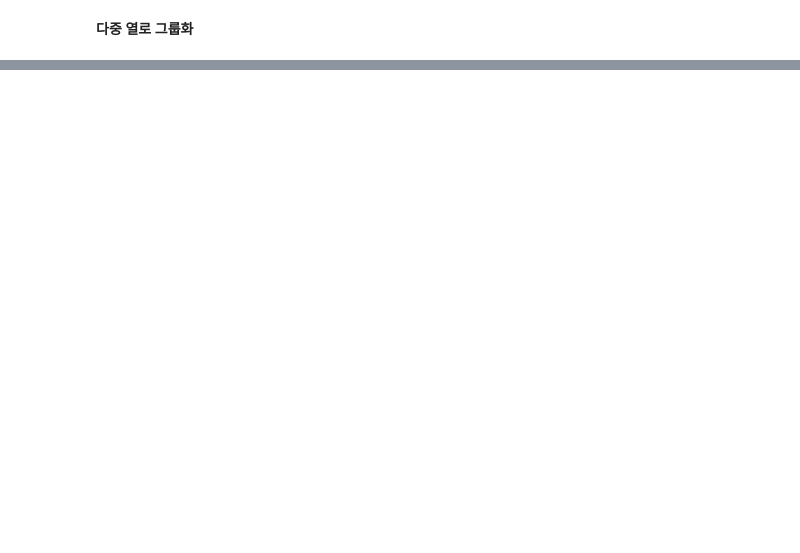
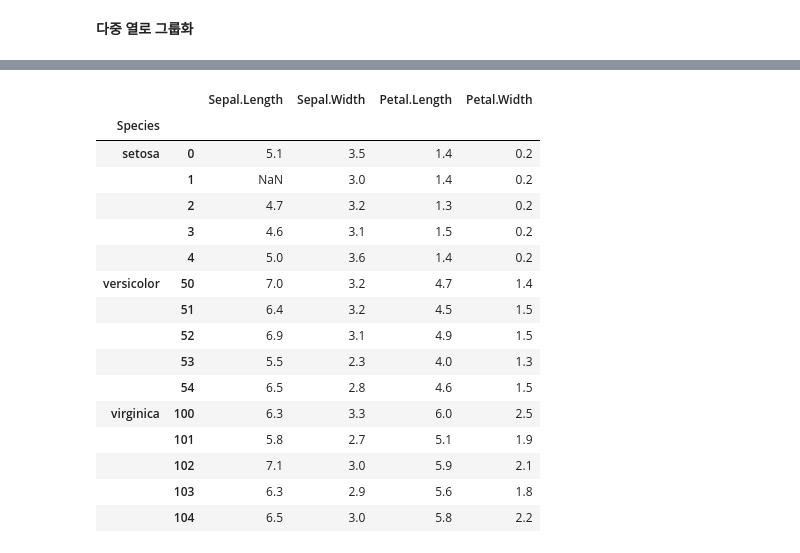
Before and after one commit to Kwangsoo-kim/HW-Big, a Jupyter notebook: src/8_Python/ch12_데이터프레임과 시리즈(Pandas)_8절.ipynb, the cells around one changed output, grey strips where cells are left out. Cells and saved outputs as stored; diff of their text form; code cells hidden in the pictures; blank space fills up the shorter version.

```diff
--- a/src/8_Python/ch12_데이터프레임과 시리즈(Pandas)_8절.ipynb
+++ b/src/8_Python/ch12_데이터프레임과 시리즈(Pandas)_8절.ipynb
@@ -106,0 +254,4 @@ iris_df.groupby([iris_df.Species,iris_df['Sepal.Length']]).mean()
+# %%
+import pandas as pd
+# 최대로 보여질 컬럼개수
+pd.options.display.max_columns
@@ -106,0 +260,2 @@ iris_df.groupby([iris_df.Species,iris_df['Sepal.Length']]).mean()
+# %%
+pd.options.display.max_columns = 22
@@ -106,0 +318,22 @@ iris_df.groupby([iris_df.Species,iris_df['Sepal.Length']]).mean()
+# %%
+# 간단히 하는 함수(take)
+t = iris_df.groupby(iris_df.Species).take([0,1,2,3,4]) # 각 종별 0,12,3,4번째 가져오기
+t
+# %% [output]
+|  |  | Sepal.Length | Sepal.Width | Petal.Length | Petal.Width |
+| Species |  |  |  |  |  |
+| setosa | 0 | 5.1 | 3.5 | 1.4 | 0.2 |
+|  | 1 | NaN | 3.0 | 1.4 | 0.2 |
+|  | 2 | 4.7 | 3.2 | 1.3 | 0.2 |
+|  | 3 | 4.6 | 3.1 | 1.5 | 0.2 |
+|  | 4 | 5.0 | 3.6 | 1.4 | 0.2 |
+| versicolor | 50 | 7.0 | 3.2 | 4.7 | 1.4 |
+|  | 51 | 6.4 | 3.2 | 4.5 | 1.5 |
+|  | 52 | 6.9 | 3.1 | 4.9 | 1.5 |
+|  | 53 | 5.5 | 2.3 | 4.0 | 1.3 |
+|  | 54 | 6.5 | 2.8 | 4.6 | 1.5 |
+| virginica | 100 | 6.3 | 3.3 | 6.0 | 2.5 |
+|  | 101 | 5.8 | 2.7 | 5.1 | 1.9 |
+|  | 102 | 7.1 | 3.0 | 5.9 | 2.1 |
+|  | 103 | 6.3 | 2.9 | 5.6 | 1.8 |
+|  | 104 | 6.5 | 3.0 | 5.8 | 2.2 |
```
Also changed, not shown: parts of 168 cells of this notebook, 3 other files.
